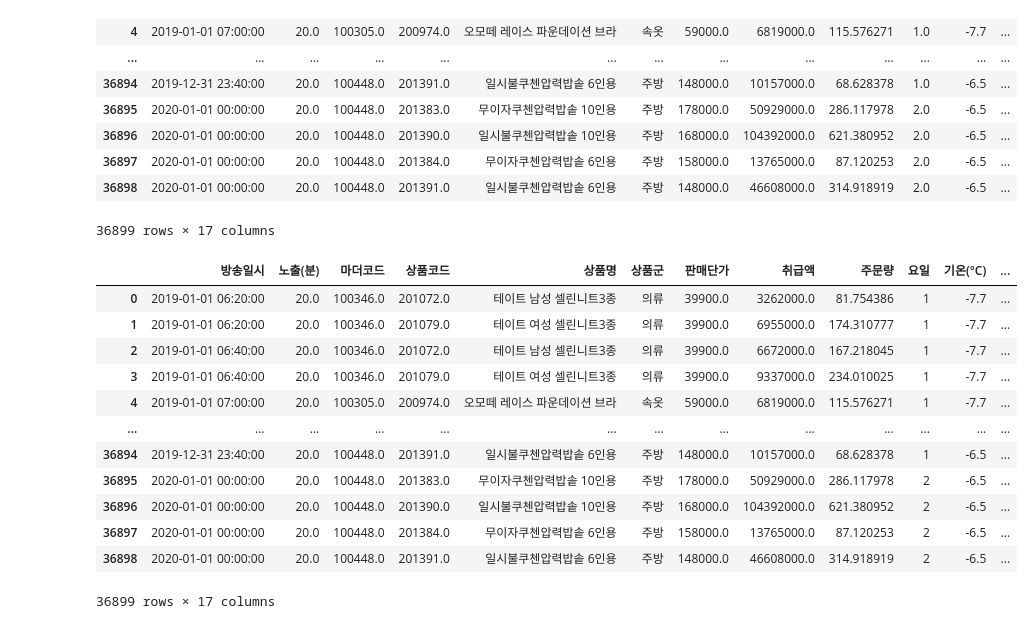
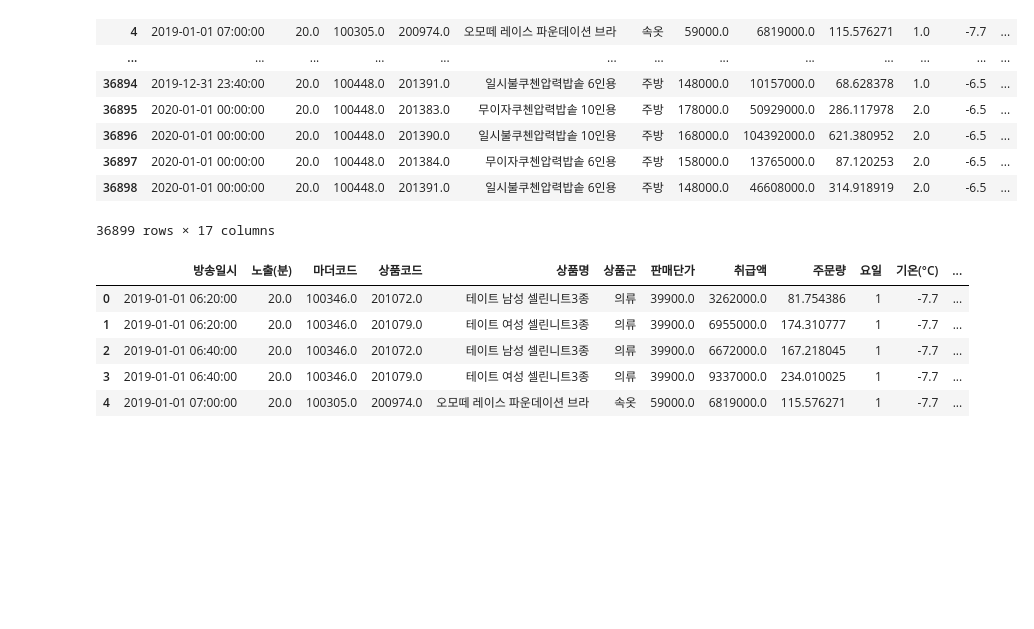
Before and after one commit to WonwooJo/TIL, a Jupyter notebook: BigCon/BigCon_20.09.22(seoul, weekday, holiday).ipynb, the cells around one changed output. Cells and saved outputs as stored; diff of their text form; code cells hidden in the pictures; blank space fills up the shorter version.

```diff
--- a/BigCon/BigCon_20.09.22(seoul, weekday, holiday).ipynb
+++ b/BigCon/BigCon_20.09.22(seoul, weekday, holiday).ipynb
@@ -327,7 +327,7 @@ if __name__=='__main__':
         nowholiday = holiday2019()
         l.append(nowholiday.is_holiday(daytuple))
 # %%
-holiday = pd.Series(l).astype(int)
+holiday = pd.Series(l).astype('category')
 # %%
 df_new['휴일'] = holiday
 # %%
@@ -354,21 +354,14 @@ weekday = pd.Series(list2)
 # %%
 df_new['요일'] = weekday
 # %%
-df_new
+df_new.head()
 # %% [output]
 |  | 방송일시 | 노출(분) | 마더코드 | 상품코드 | 상품명 | 상품군 | 판매단가 | 취급액 | 주문량 | 요일 | 기온(°C) | ... |
 | 0 | 2019-01-01 06:20:00 | 20.0 | 100346.0 | 201072.0 | 테이트 남성 셀린니트3종 | 의류 | 39900.0 | 3262000.0 | 81.754386 | 1 | -7.7 | ... |
 | 1 | 2019-01-01 06:20:00 | 20.0 | 100346.0 | 201079.0 | 테이트 여성 셀린니트3종 | 의류 | 39900.0 | 6955000.0 | 174.310777 | 1 | -7.7 | ... |
 | 2 | 2019-01-01 06:40:00 | 20.0 | 100346.0 | 201072.0 | 테이트 남성 셀린니트3종 | 의류 | 39900.0 | 6672000.0 | 167.218045 | 1 | -7.7 | ... |
 | 3 | 2019-01-01 06:40:00 | 20.0 | 100346.0 | 201079.0 | 테이트 여성 셀린니트3종 | 의류 | 39900.0 | 9337000.0 | 234.010025 | 1 | -7.7 | ... |
 | 4 | 2019-01-01 07:00:00 | 20.0 | 100305.0 | 200974.0 | 오모떼 레이스 파운데이션 브라 | 속옷 | 59000.0 | 6819000.0 | 115.576271 | 1 | -7.7 | ... |
-| ... | ... | ... | ... | ... | ... | ... | ... | ... | ... | ... | ... | ... |
-| 36894 | 2019-12-31 23:40:00 | 20.0 | 100448.0 | 201391.0 | 일시불쿠첸압력밥솥 6인용 | 주방 | 148000.0 | 10157000.0 | 68.628378 | 1 | -6.5 | ... |
-| 36895 | 2020-01-01 00:00:00 | 20.0 | 100448.0 | 201383.0 | 무이자쿠첸압력밥솥 10인용 | 주방 | 178000.0 | 50929000.0 | 286.117978 | 2 | -6.5 | ... |
-| 36896 | 2020-01-01 00:00:00 | 20.0 | 100448.0 | 201390.0 | 일시불쿠첸압력밥솥 10인용 | 주방 | 168000.0 | 104392000.0 | 621.380952 | 2 | -6.5 | ... |
-| 36897 | 2020-01-01 00:00:00 | 20.0 | 100448.0 | 201384.0 | 무이자쿠첸압력밥솥 6인용 | 주방 | 158000.0 | 13765000.0 | 87.120253 | 2 | -6.5 | ... |
-| 36898 | 2020-01-01 00:00:00 | 20.0 | 100448.0 | 201391.0 | 일시불쿠첸압력밥솥 6인용 | 주방 | 148000.0 | 46608000.0 | 314.918919 | 2 | -6.5 | ... |
-36899 rows × 17 columns
 # %%
 df_new.loc[df_new['휴일'] == 1, 'resting_day'] = True
 df_new.loc[df_new['휴일'] == 0, 'working_day'] = True
```
Also changed, not shown: parts of 20 cells of this notebook, 2 other files.
